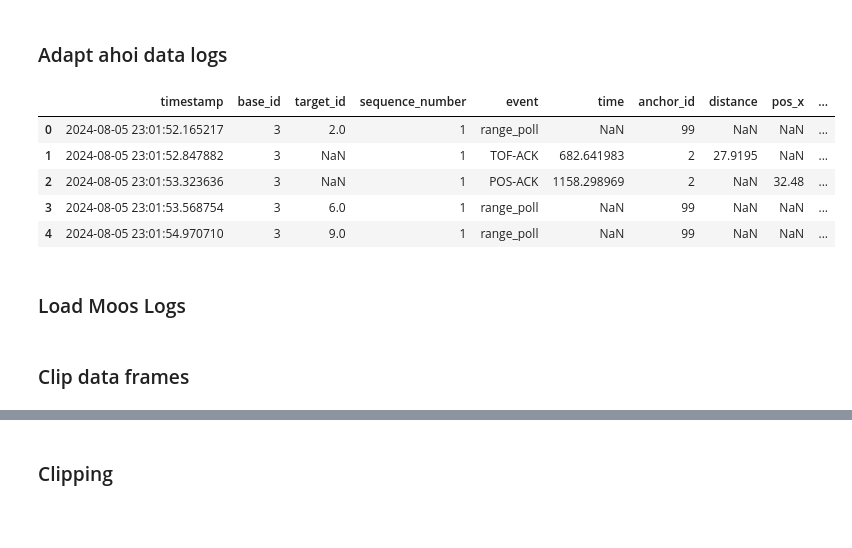
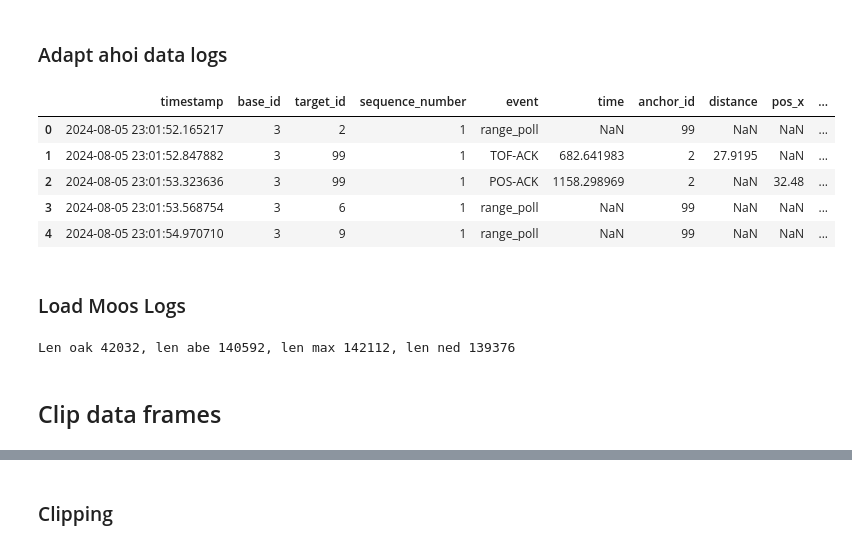
Before and after one commit to DanielDuecker/moos-ivp-ahoi, a Jupyter notebook: missions/ahoi_multi_agent_base/analysis_ahoi.ipynb, the cells around one changed output, grey strips where cells are left out. Cells and saved outputs as stored; diff of their text form; code cells hidden in the pictures; blank space fills up the shorter version.

```diff
--- a/missions/ahoi_multi_agent_base/analysis_ahoi.ipynb
+++ b/missions/ahoi_multi_agent_base/analysis_ahoi.ipynb
@@ -30,57 +38,70 @@ file_path = 'logs/2024-08-05_01_mobile_node/ahoi_interface_log_20240805_190152.c
 # %%
 ahoi_df_raw = pd.read_csv(file_path)
 
 ahoi_df_raw['timestamp'] = pd.to_datetime(ahoi_df_raw['timestamp']) + pd.to_timedelta(4, unit='h')
 ahoi_df_raw['anchor_id'] = ahoi_df_raw['anchor_id'].fillna(99).astype(int)
+ahoi_df_raw['target_id'] = ahoi_df_raw['target_id'].fillna(99).astype(int)
 
 # Create a dictionary for anchor labels
+# NED - 2, ABE - 6, MAX - 9
 anchor_labels = {2: 'NED - 2', 6: 'ABE - 6', 9: 'MAX - 9',99: 'NA'}
+anchor_colors = {2: 'red', 6: 'green', 9: 'orange'}
 
 # Map the 'anchor_id' to 'anchor_label'
 ahoi_df_raw['anchor_label'] = ahoi_df_raw['anchor_id'].map(anchor_labels)
 
 # Display the first few rows to ensure it's loaded correctly
 ahoi_df_raw.head()
 # %% [output]
 |  | timestamp | base_id | target_id | sequence_number | event | time | anchor_id | distance | pos_x | ... |
-| 0 | 2024-08-05 23:01:52.165217 | 3 | 2.0 | 1 | range_poll | NaN | 99 | NaN | NaN | ... |
-| 1 | 2024-08-05 23:01:52.847882 | 3 | NaN | 1 | TOF-ACK | 682.641983 | 2 | 27.9195 | NaN | ... |
-| 2 | 2024-08-05 23:01:53.323636 | 3 | NaN | 1 | POS-ACK | 1158.298969 | 2 | NaN | 32.48 | ... |
-| 3 | 2024-08-05 23:01:53.568754 | 3 | 6.0 | 1 | range_poll | NaN | 99 | NaN | NaN | ... |
-| 4 | 2024-08-05 23:01:54.970710 | 3 | 9.0 | 1 | range_poll | NaN | 99 | NaN | NaN | ... |
+| 0 | 2024-08-05 23:01:52.165217 | 3 | 2 | 1 | range_poll | NaN | 99 | NaN | NaN | ... |
+| 1 | 2024-08-05 23:01:52.847882 | 3 | 99 | 1 | TOF-ACK | 682.641983 | 2 | 27.9195 | NaN | ... |
+| 2 | 2024-08-05 23:01:53.323636 | 3 | 99 | 1 | POS-ACK | 1158.298969 | 2 | NaN | 32.48 | ... |
+| 3 | 2024-08-05 23:01:53.568754 | 3 | 6 | 1 | range_poll | NaN | 99 | NaN | NaN | ... |
+| 4 | 2024-08-05 23:01:54.970710 | 3 | 9 | 1 | range_poll | NaN | 99 | NaN | NaN | ... |
 # %% [markdown]
 ### Load Moos Logs
 # %%
-use_moos_logs = False
+use_moos_logs = True
 if use_moos_logs:
     # mobile node
-    file_mdm_oak = 'logs/2024-08-02_01_mdm/LOG_OAK_2_8_2024_____09_37_09/log_oak_2_8_2024_____09_37_09_alog_csvs/NODE_REPORT_LOCAL.csv'
-    df_mdm_oak = pd.read_csv(file_mdm_oak, on_bad_lines='skip')
+    # file_mdm_oak = 'logs/2024-08-02_01_mdm/LOG_OAK_2_8_2024_____09_37_09/log_oak_2_8_2024_____09_37_09_alog_csvs/NODE_REPORT_LOCAL.csv'
+    file_mdm_oak = 'logs/2024-08-05_01_mdm/LOG_OAK_5_8_2024_____18_34_20/log_oak_5_8_2024_____18_34_20_alog_csvs/NODE_REPORT_LOCAL.csv'
+
 
     # anchor node ABE - id: 6
-    file_mdm_abe = 'logs/2024-08-02_01_mdm/LOG_ABE_2_8_2024_____09_37_00/log_abe_2_8_2024_____09_37_00_alog_csvs/NODE_REPORT_LOCAL.csv'
-    df_mdm_abe = pd.read_csv(file_mdm_abe, on_bad_lines='skip')
+    # file_mdm_abe = 'logs/2024-08-02_01_mdm/LOG_ABE_2_8_2024_____09_37_00/log_abe_2_8_2024_____09_37_00_alog_csvs/NODE_REPORT_LOCAL.csv'
+    file_mdm_abe = 'logs/2024-08-05_01_mdm/LOG_ABE_5_8_2024_____18_34_05/log_abe_5_8_2024_____18_34_05_alog_csvs/NODE_REPORT_LOCAL.csv'
+
 
     # anchor node MAX - id: 9
-    file_mdm_max = 'logs/2024-08-02_01_mdm/LOG_MAX_2_8_2024_____09_37_03/log_max_2_8_2024_____09_37_03_alog_csvs/NODE_REPORT_LOCAL.csv'
-    df_mdm_max = pd.read_csv(file_mdm_max, on_bad_lines='skip')
+    # file_mdm_max = 'logs/2024-08-02_01_mdm/LOG_MAX_2_8_2024_____09_37_03/log_max_2_8_2024_____09_37_03_alog_csvs/NODE_REPORT_LOCAL.csv'
+    file_mdm_max = 'logs/2024-08-05_01_mdm/LOG_MAX_5_8_2024_____18_33_54/log_max_5_8_2024_____18_33_54_alog_csvs/NODE_REPORT_LOCAL.csv'
 
     # anchor node NED - id: 2
-    file_mdm_ned = 'logs/2024-08-02_01_mdm/LOG_NED_2_8_2024_____09_37_06/log_ned_2_8_2024_____09_37_06_alog_csvs/NODE_REPORT_LOCAL.csv'
-    df_mdm_ned = pd.read_csv(file_mdm_ned, on_bad_lines='skip')
+    # file_mdm_ned = 'logs/2024-08-02_01_mdm/LOG_NED_2_8_2024_____09_37_06/log_ned_2_8_2024_____09_37_06_alog_csvs/NODE_REPORT_LOCAL.csv'
+    file_mdm_ned = 'logs/2024-08-05_01_mdm/LOG_NED_5_8_2024_____18_34_13/log_ned_5_8_2024_____18_34_13_alog_csvs/NODE_REPORT_LOCAL.csv'
+
+    df_mdm_mobile = pd.read_csv(file_mdm_oak, on_bad_lines='skip')
+    df_mdm_id6 = pd.read_csv(file_mdm_abe, on_bad_lines='skip')
+    df_mdm_id9 = pd.read_csv(file_mdm_max, on_bad_lines='skip')
+    df_mdm_id2 = pd.read_csv(file_mdm_ned, on_bad_lines='skip')
 
     # Construct datetime objects for the start and end times
 
+    print(f"Len oak {df_mdm_mobile.size}, len abe {df_mdm_id6.size}, len max {df_mdm_id9.size}, len ned {df_mdm_id2.size}")
 
-    df_mdm_oak['TIME'] = pd.to_datetime(df_mdm_oak['TIME'], unit='s')
+    df_mdm_mobile['time'] = pd.to_datetime(df_mdm_mobile['time'], unit='s')
 
-    df_mdm_abe['TIME'] = pd.to_datetime(df_mdm_abe['TIME'], unit='s')
+    df_mdm_id6['time'] = pd.to_datetime(df_mdm_id6['time'], unit='s')
 
-    df_mdm_max['TIME'] = pd.to_datetime(df_mdm_max['TIME'], unit='s')
+    df_mdm_id9['time'] = pd.to_datetime(df_mdm_id9['time'], unit='s')
 
-    df_mdm_ned['TIME'] = pd.to_datetime(df_mdm_ned['TIME'], unit='s')
+    df_mdm_id2['time'] = pd.to_datetime(df_mdm_id2['time'], unit='s')
+# %% [output]
+Len oak 42032, len abe 140592, len max 142112, len ned 139376
 # %% [markdown]
-### Clip data frames
+## Clip data frames
 # %%
 start_utc = ahoi_df_raw['timestamp'].iloc[0]
 end_utc = ahoi_df_raw['timestamp'].iloc[-1]
```
Also changed, not shown: parts of 18 cells of this notebook, 16 other files.
